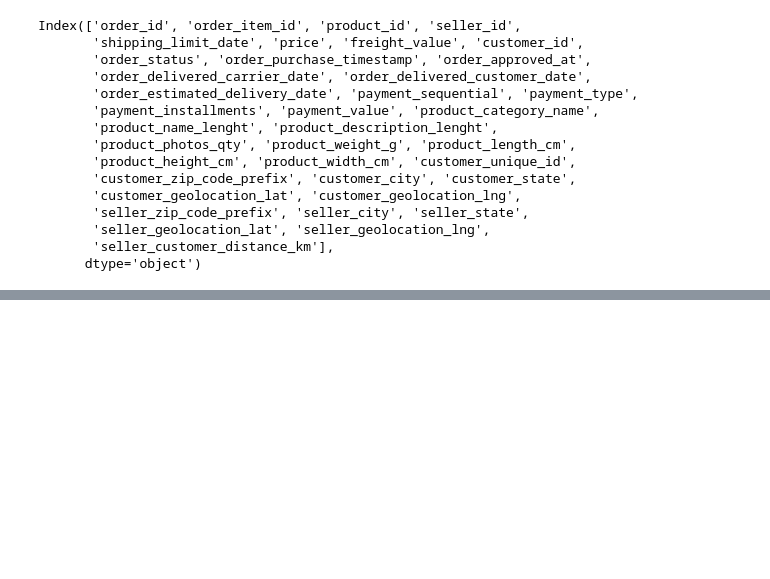
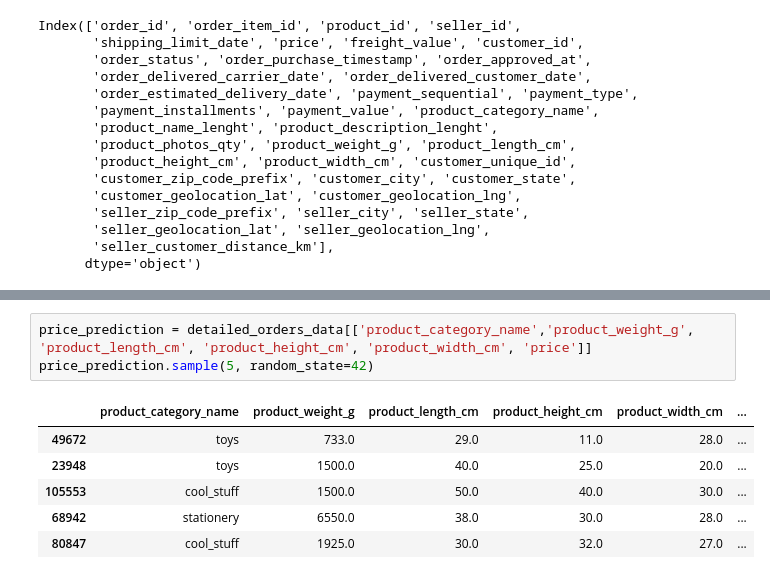
Before and after one commit to malifnasrulloh/Analysis-Data-E-Commerce, a Jupyter notebook: data_prep.ipynb, the cells around one changed output, grey strips where cells are left out. Saved outputs shown, nothing was run; the diff lists cells and outputs as text; blank space fills up the shorter version.

```diff
--- a/data_prep.ipynb
+++ b/data_prep.ipynb
@@ -272,0 +319,10 @@ Index(['order_id', 'order_item_id', 'product_id', 'seller_id',
+# %%
+price_prediction = detailed_orders_data[['product_category_name','product_weight_g', 'product_length_cm', 'product_height_cm', 'product_width_cm', 'price']]
+price_prediction.sample(5, random_state=42)
+# %% [output]
+|  | product_category_name | product_weight_g | product_length_cm | product_height_cm | product_width_cm | ... |
+| 49672 | toys | 733.0 | 29.0 | 11.0 | 28.0 | ... |
+| 23948 | toys | 1500.0 | 40.0 | 25.0 | 20.0 | ... |
+| 105553 | cool_stuff | 1500.0 | 50.0 | 40.0 | 30.0 | ... |
+| 68942 | stationery | 6550.0 | 38.0 | 30.0 | 28.0 | ... |
+| 80847 | cool_stuff | 1925.0 | 30.0 | 32.0 | 27.0 | ... |
```
Also changed, not shown: parts of 10 cells of this notebook.
